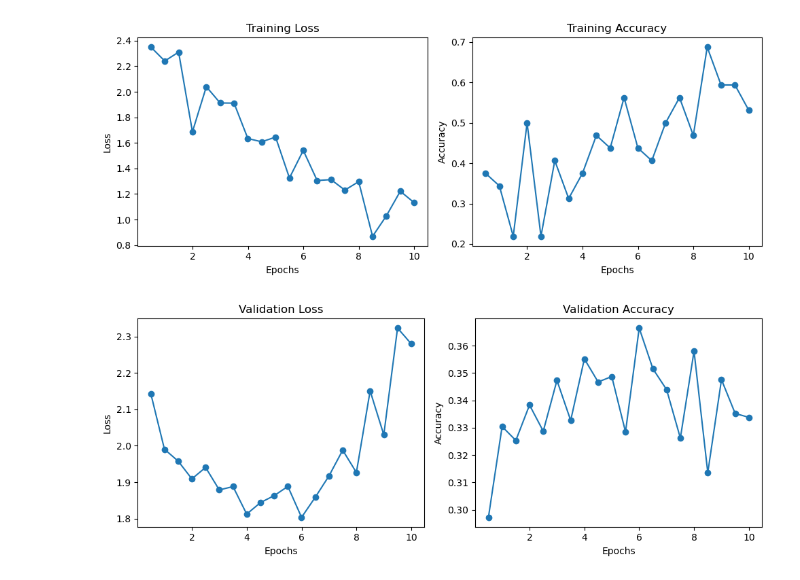
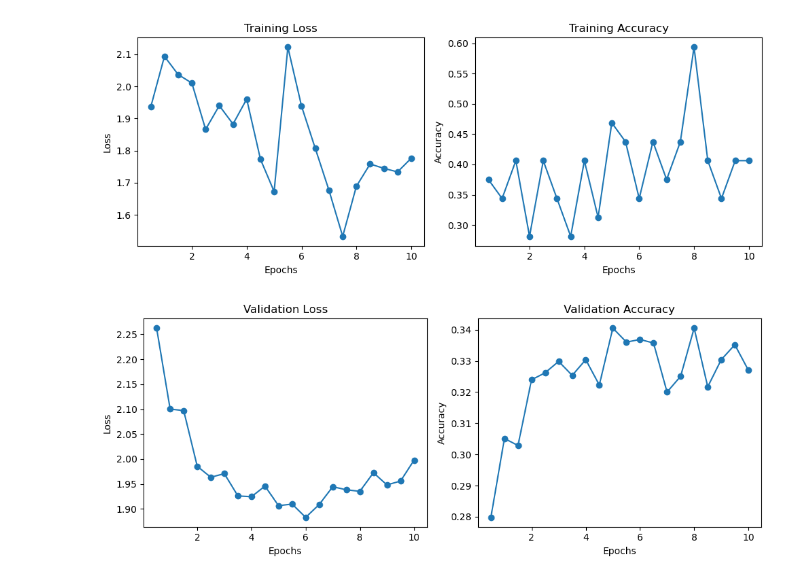
Before and after one commit to ahmedCoder12424/Age-Detector, a Jupyter notebook: CNN_Resnet.ipynb, the cells around one changed output. Cells and saved outputs as stored; diff of their text form; code cells hidden in the pictures.

```diff
--- a/CNN_Resnet.ipynb
+++ b/CNN_Resnet.ipynb
@@ -235,7 +237,7 @@ class ResNet(nn.Module):
         return x
 # %%
 model = ResNet(num_classes=24)
-optimizer = optim.Adam(model.parameters(), lr=1e-4)
+optimizer = optim.Adam(model.parameters(), lr=1e-3)
 
 final_accuracy = train(model, optimizer, loader_train, loader_val, epochs=10)
 # %% [output]
@@ -259,5 +261,5 @@ Finished training. Final val loss = 2.2870, val acc = 33.72%
-[figure, old version]
+[figure, new version]
-[figure, old version]
+[figure, new version]
 # %%
 test_loss, test_acc = check_accuracy(loader_test, model)
 print(f"Test Loss: {test_loss:.4f}, Test Accuracy: {test_acc*100:.2f}%")
```
Also changed, not shown: parts of 5 cells of this notebook, 1 other file.
